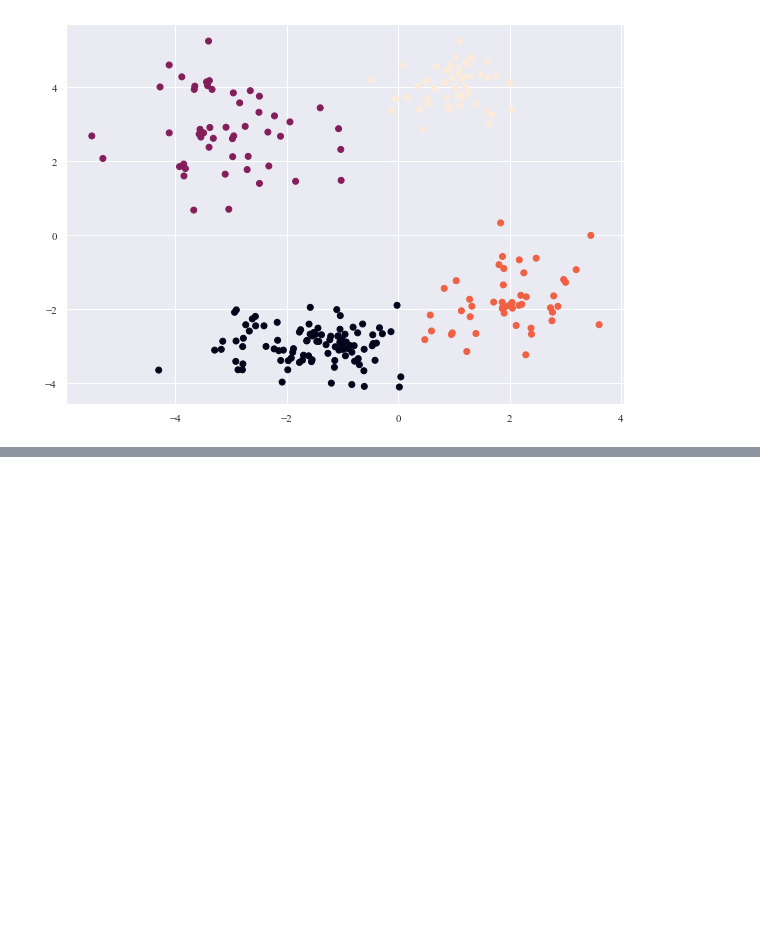
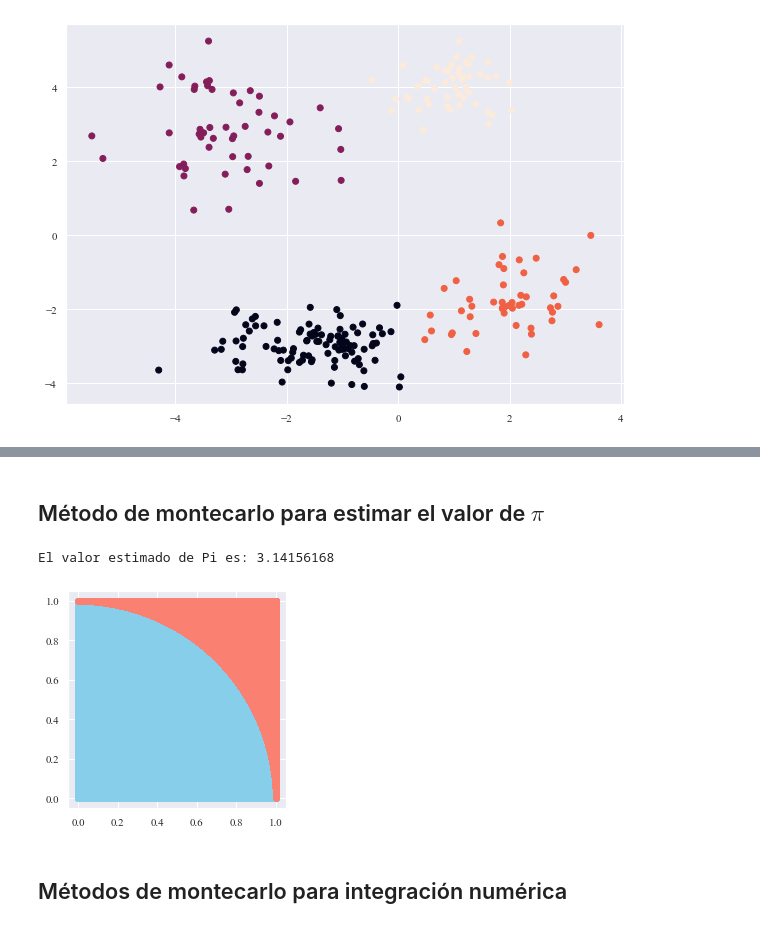
Before and after one commit to Mr-UMiguel/UExternado, a Jupyter notebook: FC/notas.ipynb, the cells around one changed output, grey strips where cells are left out. Cells and saved outputs as stored; diff of their text form; code cells hidden in the pictures; blank space fills up the shorter version.

```diff
--- a/FC/notas.ipynb
+++ b/FC/notas.ipynb
@@ -637,0 +620,19 @@ plt.plot(mma)
+# %% [markdown]
+## Método de montecarlo para estimar el valor de $\pi$
+# %%
+def pi_aprox(n):
+    x, y = np.random.uniform(low=0, high=1, size=(2,n))
+    int = (x**2+y**2) <= 1
+    ext = (x**2+y**2) > 1
+    pi =  4 * (sum(int)/n)
+    plt.scatter(x[int],y[int],color='skyblue')
+    plt.scatter(x[ext],y[ext],color='salmon')
+    plt.axis('square')
+    print(f'El valor estimado de Pi es: {pi}')
+# %%
+pi_aprox(5000)
+# %% [output]
+El valor estimado de Pi es: 3.14156168
+[figure, added]
+# %% [markdown]
+## Métodos de montecarlo para integración numérica
```
Also changed, not shown: parts of 27 cells of this notebook, 12 other files.
